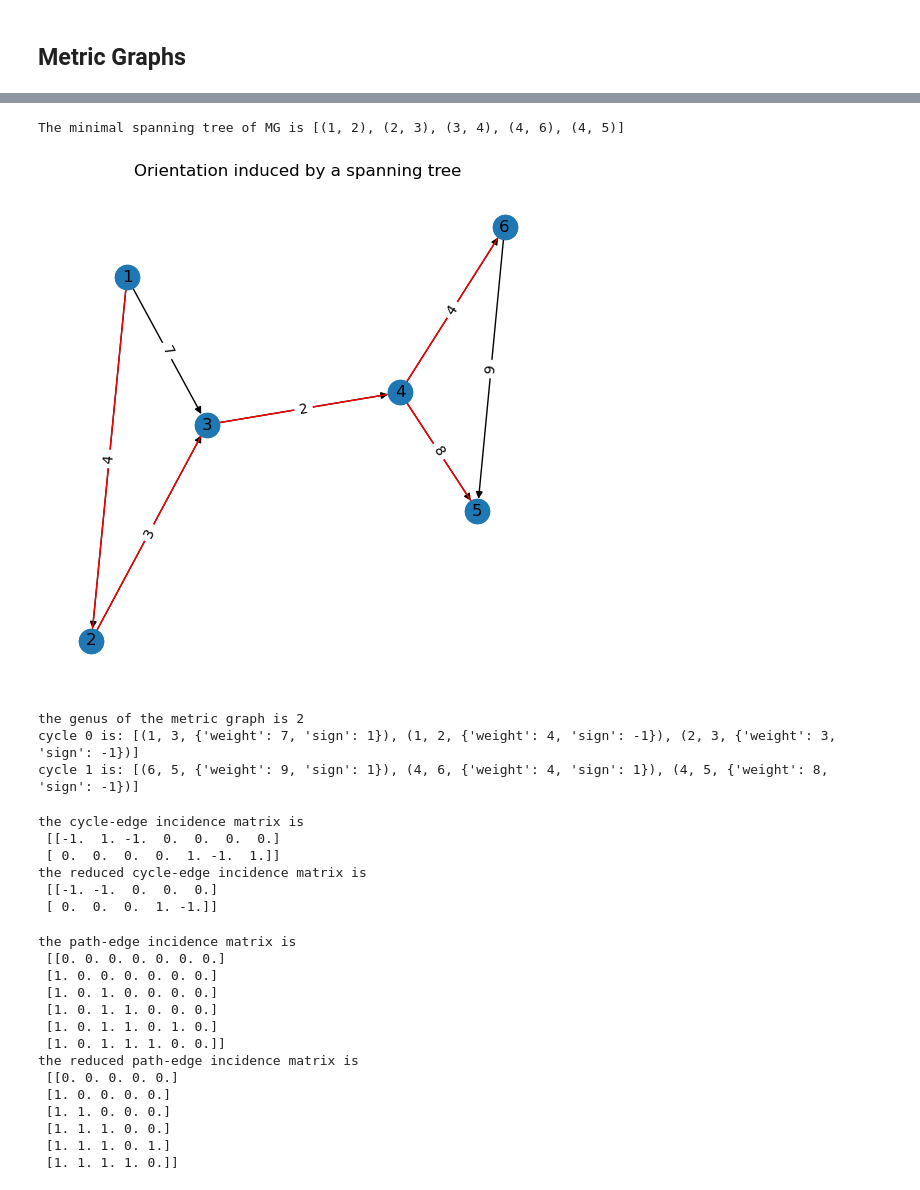
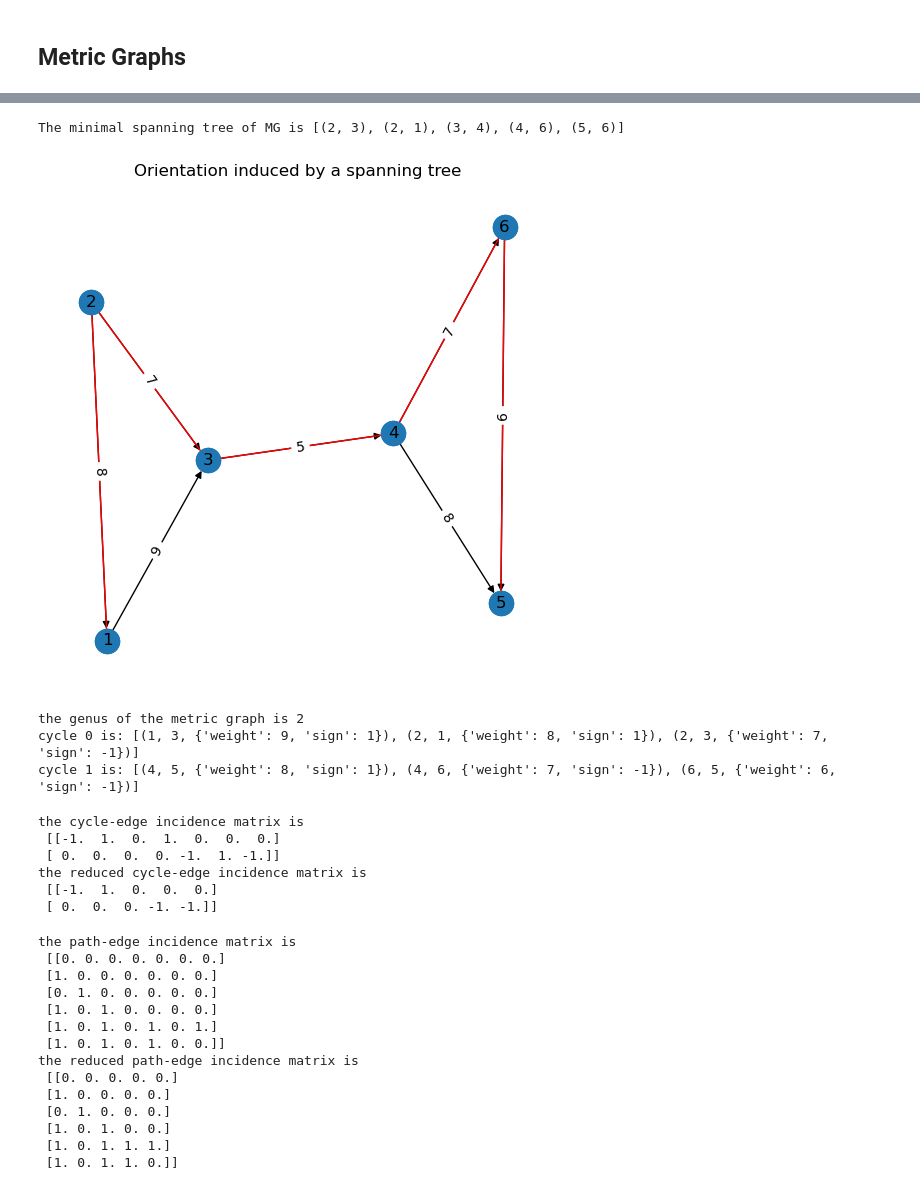
Before and after one commit to YueqiCao/Tropical-Abel-Jacobi, a Jupyter notebook: notebooks/tropical transform.ipynb, the cells around one changed output, grey strips where cells are left out. Cells and saved outputs as stored; diff of their text form; code cells hidden in the pictures.

```diff
--- a/notebooks/tropical transform.ipynb
+++ b/notebooks/tropical transform.ipynb
@@ -19,15 +19,15 @@ import matplotlib.pyplot as plt
 # define a weighted graph with two cycles
 MG = mgraph.MetricGraph()
 # first cycle
-MG.add_edge(1, 2, weight = 4)
-MG.add_edge(2, 3, weight = 3)
-MG.add_edge(1, 3, weight = 7)
+MG.add_edge(2, 3, weight = 7)
+MG.add_edge(1, 2, weight = 8)
+MG.add_edge(1, 3, weight = 9)
 # bridge edge of the graph
-MG.add_edge(3, 4, weight = 2)
+MG.add_edge(3, 4, weight = 5)
 # second cycle
+MG.add_edge(5, 6, weight = 6)
+MG.add_edge(6, 4, weight = 7)
 MG.add_edge(4, 5, weight = 8)
-MG.add_edge(5, 6, weight = 9)
-MG.add_edge(6, 4, weight = 4)
 
 # draw the weighted graph
 plt.figure(figsize=(5,5))
@@ -42,22 +81,23 @@ plt.show()
 # %%
 # compute the minimal spanning tree
 MST = nx.minimum_spanning_tree(MG)
 print("The minimal spanning tree of MG is {}\n".format(MST.edges()))
 
 # orient the graph with respect to the tree MST
 Directed_MG = MG.tree_orientation(MST)
 
 # draw the weighted graph
 plt.figure(figsize=(5,5))
+pos = nx.spring_layout(MG, seed=1)
 nx.draw(Directed_MG, pos, with_labels=True)
 nx.draw(MST, pos, edge_color="red")
 edge_labels = nx.get_edge_attributes(MG,'weight')
 pic = nx.draw_networkx_edge_labels(MG, pos, edge_labels=edge_labels)
 plt.title("Orientation induced by a spanning tree")
 plt.show()
 # %% [output]
-The minimal spanning tree of MG is [(1, 2), (2, 3), (3, 4), (4, 6), (4, 5)]
+The minimal spanning tree of MG is [(2, 3), (2, 1), (3, 4), (4, 6), (5, 6)]
-[figure, old version]
+[figure, new version]
 # %%
 # compute the homology basis of MG with respect to MST
 homology_basis =  MG.homology_basis(MST)
@@ -68,8 +108,8 @@ for i in range(g):
     print("cycle {} is: {}".format(i, homology_basis[i].edges(data=True)))
 # %% [output]
 the genus of the metric graph is 2
-cycle 0 is: [(1, 3, {'weight': 7, 'sign': 1}), (1, 2, {'weight': 4, 'sign': -1}), (2, 3, {'weight': 3, 'sign': -1})]
-cycle 1 is: [(6, 5, {'weight': 9, 'sign': 1}), (4, 6, {'weight': 4, 'sign': 1}), (4, 5, {'weight': 8, 'sign': -1})]
+cycle 0 is: [(1, 3, {'weight': 9, 'sign': 1}), (2, 1, {'weight': 8, 'sign': 1}), (2, 3, {'weight': 7, 'sign': -1})]
+cycle 1 is: [(4, 5, {'weight': 8, 'sign': 1}), (4, 6, {'weight': 7, 'sign': -1}), (6, 5, {'weight': 6, 'sign': -1})]
 # %%
 # compute the cycle-edge incidence matrix
 C = MG.cycle_edge(MST)
@@ -79,11 +119,11 @@ C_st = MG.reduced_cycle_edge(MST)
 print("the reduced cycle-edge incidence matrix is\n", C_st)
 # %% [output]
 the cycle-edge incidence matrix is
- [[-1.  1. -1.  0.  0.  0.  0.]
- [ 0.  0.  0.  0.  1. -1.  1.]]
+ [[-1.  1.  0.  1.  0.  0.  0.]
+ [ 0.  0.  0.  0. -1.  1. -1.]]
 the reduced cycle-edge incidence matrix is
- [[-1. -1.  0.  0.  0.]
- [ 0.  0.  0.  1. -1.]]
+ [[-1.  1.  0.  0.  0.]
+ [ 0.  0.  0. -1. -1.]]
 # %%
 # compute the path-edge incidence matrix
 # if the base point is chosen to be the first point of spanning tree
@@ -101,17 +141,17 @@ print("the reduced path-edge incidence matrix is \n", Y_st)
 the path-edge incidence matrix is
  [[0. 0. 0. 0. 0. 0. 0.]
  [1. 0. 0. 0. 0. 0. 0.]
+ [0. 1. 0. 0. 0. 0. 0.]
  [1. 0. 1. 0. 0. 0. 0.]
- [1. 0. 1. 1. 0. 0. 0.]
- [1. 0. 1. 1. 0. 1. 0.]
- [1. 0. 1. 1. 1. 0. 0.]]
+ [1. 0. 1. 0. 1. 0. 1.]
+ [1. 0. 1. 0. 1. 0. 0.]]
 the reduced path-edge incidence matrix is
  [[0. 0. 0. 0. 0.]
  [1. 0. 0. 0. 0.]
- [1. 1. 0. 0. 0.]
- [1. 1. 1. 0. 0.]
- [1. 1. 1. 0. 1.]
- [1. 1. 1. 1. 0.]]
+ [0. 1. 0. 0. 0.]
+ [1. 0. 1. 0. 0.]
+ [1. 0. 1. 1. 1.]
+ [1. 0. 1. 1. 0.]]
 # %%
 # compute the tropical Abel--Jacobi transform and tropical polarization matrix
 
```
Also changed, not shown: parts of 7 cells of this notebook, 1 other file.
